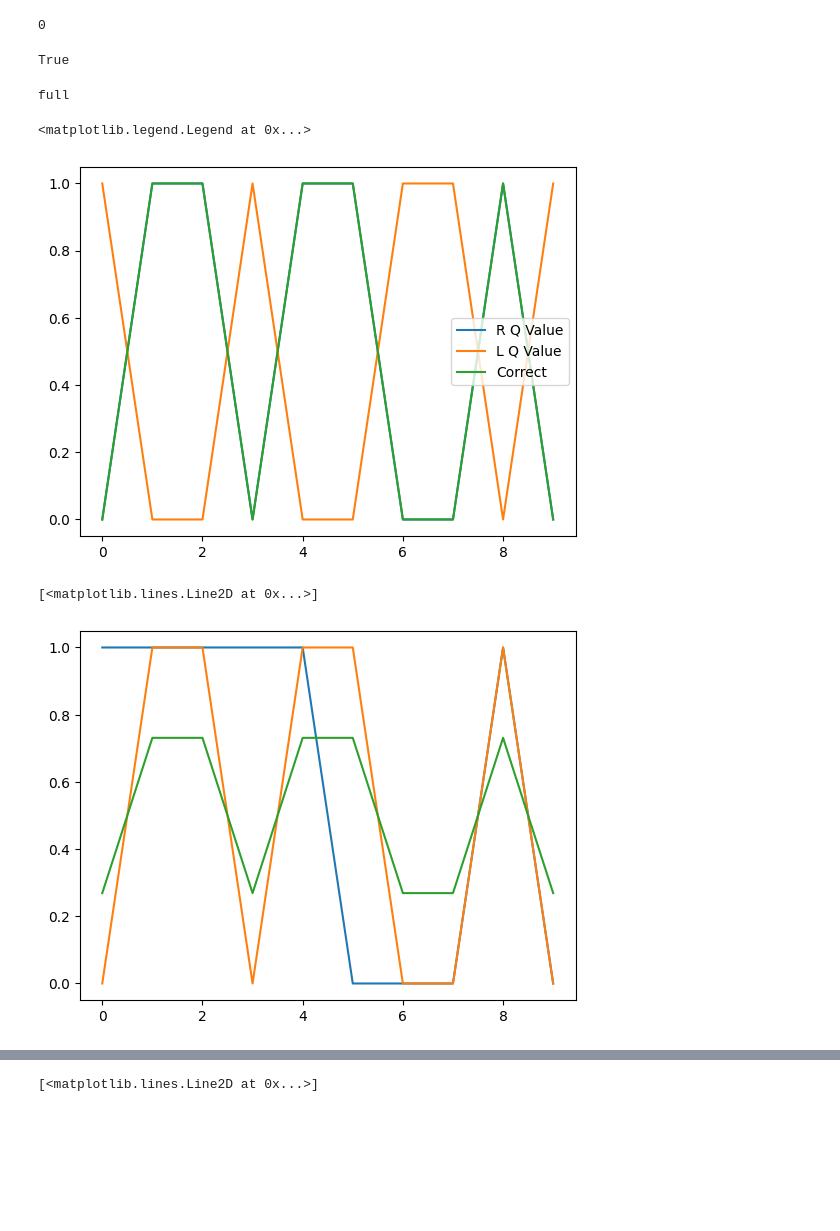
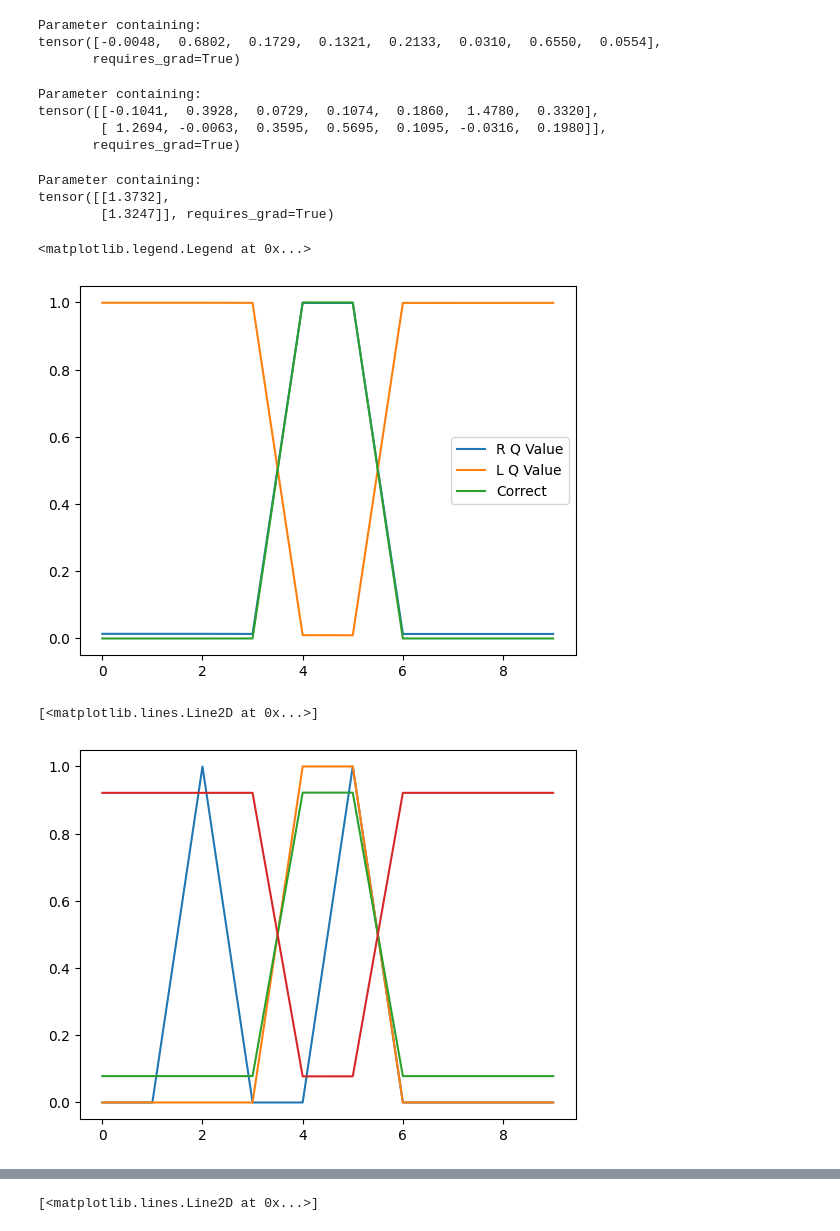
Before and after one commit to megyoung430/continual_learning_simulations, a Jupyter notebook: scripts/visualize_models.ipynb, the cells around one changed output, grey strips where cells are left out. Drawn from its saved outputs; the diff is of its cells as text; code cells hidden in the pictures; blank space fills up the shorter version.

Commit message:
cleared up run_experiment fxn

```diff
--- a/scripts/visualize_models.ipynb
+++ b/scripts/visualize_models.ipynb
@@ -2,9 +2,9 @@
 from pathlib import Path
 import src.simulations.experiment_fxns as exp
 
-FILE_NAME = "test.pk1"
+FILE_NAME = "spectrogram.pk1"
 save_path = Path("/Users/megyoung/continual_learning_simulations/results/trained_models/" + FILE_NAME)
-run_experiment(task_id=0, thetas=[0,90], spectrogram=False, num_notes=7, p_train=1, num_trials=1000, learning_rate=0.1, rpe=True, rpe_type="full", tonotopy=True, save_data=True, save_path=save_path)
+run_experiment(task_id=0, thetas=[0,90], spectrogram=True, num_notes=7, p_train=1, num_trials=10000, learning_rate=0.01, rpe=True, rpe_type="partial", tonotopy=True, save_data=True, save_path=save_path)
 # %%
 """This file specifies all the functions needed to run a complete simulation of
 our continual learning task."""
@@ -632,18 +633,25 @@ class ShallowAuditoryDiscriminationNetwork(nn.Module):
 import pickle
 with open(save_path, 'rb') as file:
     data = pickle.load(file)
-# %%
-print(data[0]["beta"])
-# %% [output]
-0
 # %%
-print(data[0]["model"].rpe)
+print(data[-1]["model"].l1_weights)
 # %% [output]
-True
+Parameter containing:
+tensor([-0.0048,  0.6802,  0.1729,  0.1321,  0.2133,  0.0310,  0.6550,  0.0554],
+       requires_grad=True)
 # %%
-print(data[0]["model"].rpe_type)
+print(data[-1]["model"].l2_weights_stim)
 # %% [output]
-full
+Parameter containing:
+tensor([[-0.1041,  0.3928,  0.0729,  0.1074,  0.1860,  1.4780,  0.3320],
+        [ 1.2694, -0.0063,  0.3595,  0.5695,  0.1095, -0.0316,  0.1980]],
+       requires_grad=True)
+# %%
+print(data[-1]["model"].l2_weights_const)
+# %% [output]
+Parameter containing:
+tensor([[1.3732],
+        [1.3247]], requires_grad=True)
 # %%
 import matplotlib.pyplot as plt
 
@@ -666,21 +674,22 @@ for i in range(len(data)):
     correct_choice.append(curr["correct_choice"])
     actions.append(curr["action"])
     rewards.append(curr["reward"])
-    losses.append(curr["loss"])
+    #losses.append(curr["loss"])
 
-plt.plot(r_q_value[990:], label="R Q Value")
-plt.plot(l_q_value[990:], label="L Q Value")
-plt.plot(correct_choice[990:], label="Correct")
+plt.plot(r_q_value[9990:], label="R Q Value")
+plt.plot(l_q_value[9990:], label="L Q Value")
+plt.plot(correct_choice[9990:], label="Correct")
 plt.legend()
 # %% [output]
 <matplotlib.legend.Legend at 0x...>
-[figure, old version]
+[figure, new version]
 # %%
-plt.plot(actions[990:])
+plt.plot(actions[9990:])
 # plt.plot(rewards[990:])
-plt.plot(correct_choice[990:])
-plt.plot(r_prob[990:])
+plt.plot(correct_choice[9990:])
+plt.plot(r_prob[9990:])
+plt.plot(l_prob[9990:])
 # %% [output]
 [<matplotlib.lines.Line2D at 0x...>]
-[figure, old version]
+[figure, new version]
 # %%
```
Also changed, not shown: parts of 4 cells of this notebook, 2 other files.
